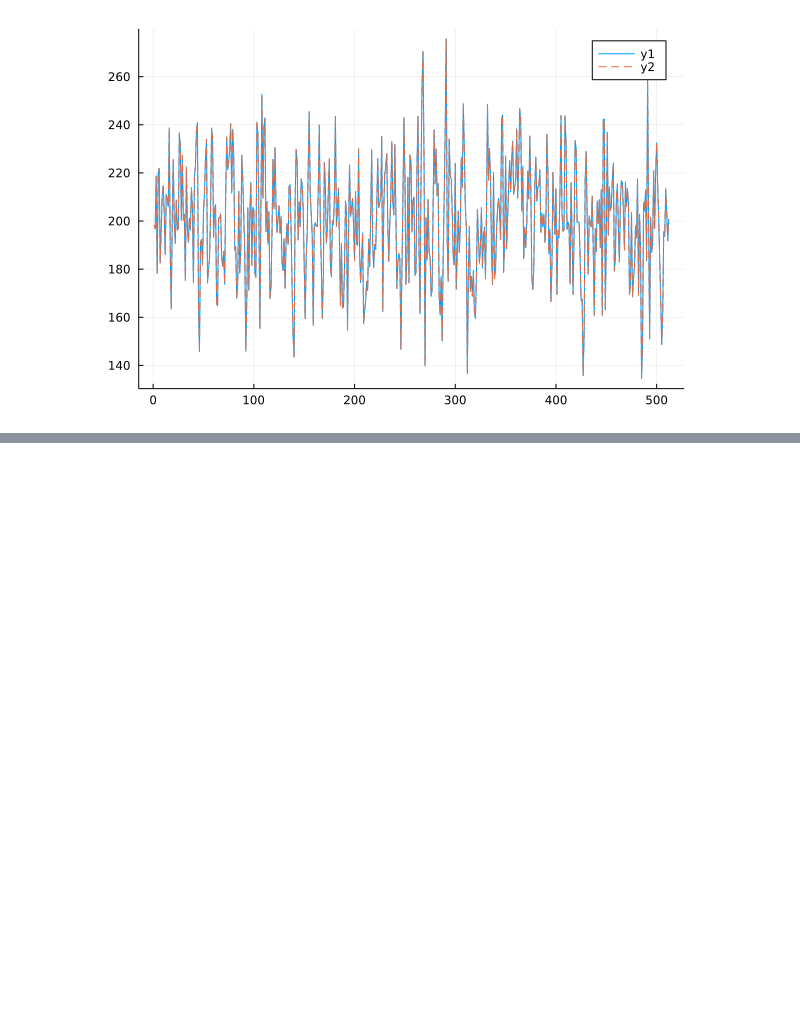
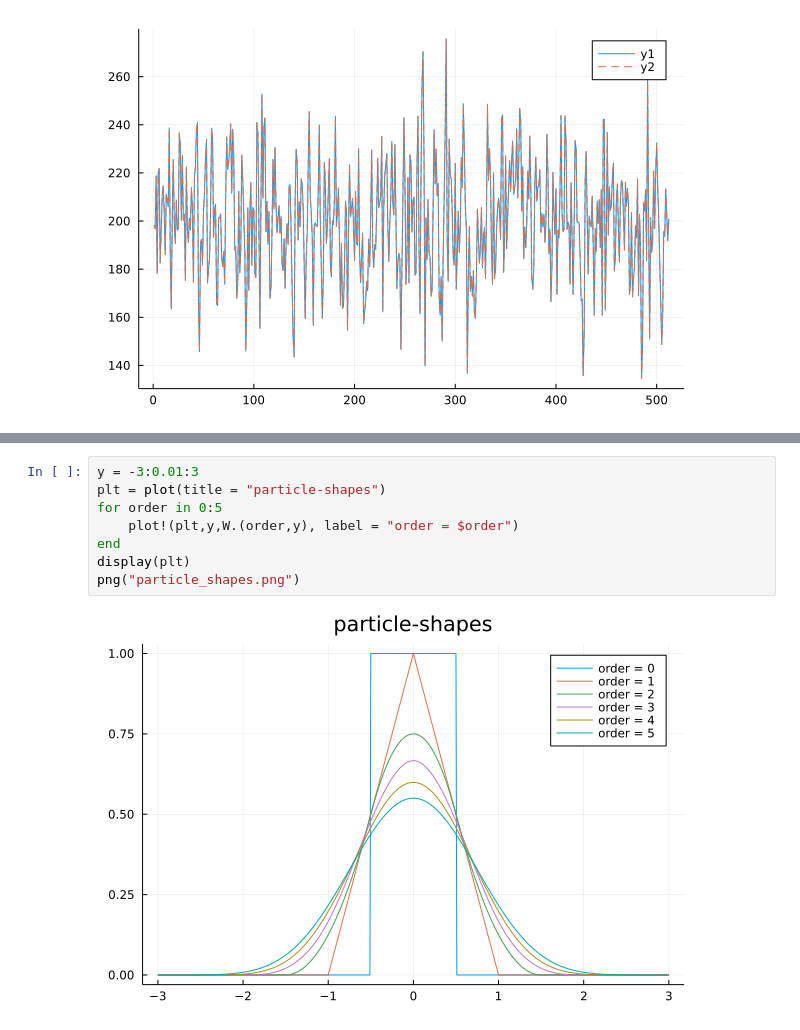
Before and after one commit to reula/PIC-1D, a Jupyter notebook: current_density_check.ipynb, the cells around one changed output, grey strips where cells are left out. Cells and saved outputs as stored; diff of their text form; blank space fills up the shorter version.

```diff
--- a/current_density_check.ipynb
+++ b/current_density_check.ipynb
@@ -95,0 +135,10 @@ plot!(n_2,ls=:dash)
+# %%
+y = -3:0.01:3
+plt = plot(title = "particle-shapes")
+for order in 0:5
+    plot!(plt,y,W.(order,y), label = "order = $order")
+end
+display(plt)
+png("particle_shapes.png")
+# %% [output]
+[figure, added]
```
Also changed, not shown: parts of 4 cells of this notebook, 2 other files.
